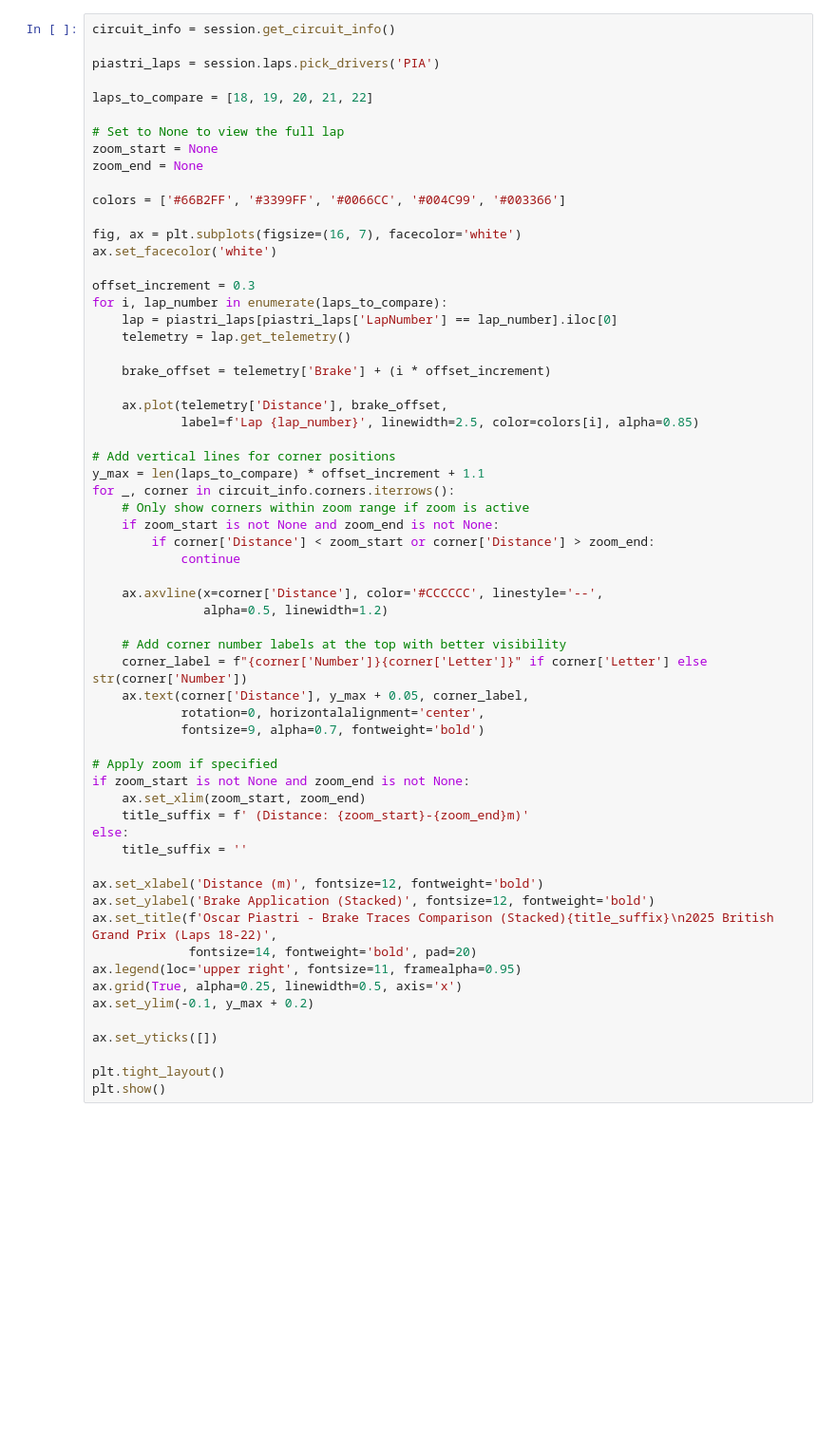
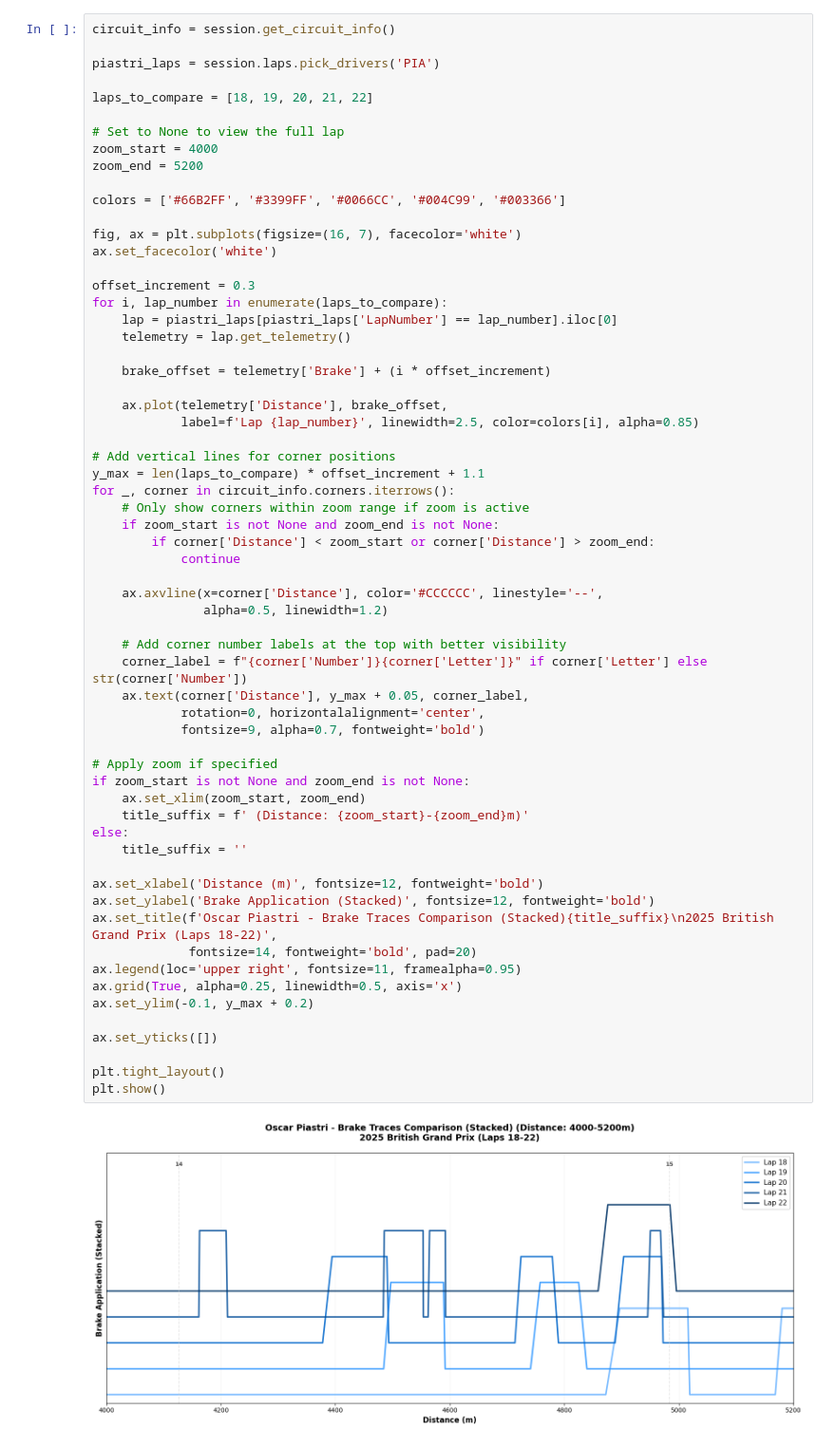
Before and after one commit to wesjdj/f1-data-analysis, a Jupyter notebook: 2025-Silverstone-OP-Brake-Traces.ipynb, the cells around one changed output. Shown at 95% size. Saved outputs shown, nothing was run; the diff lists cells and outputs as text; blank space fills up the shorter version.

Commit message:
clear cell output, zoom into relevant section

```diff
--- a/2025-Silverstone-OP-Brake-Traces.ipynb
+++ b/2025-Silverstone-OP-Brake-Traces.ipynb
@@ -20,8 +36,8 @@ piastri_laps = session.laps.pick_drivers('PIA')
 laps_to_compare = [18, 19, 20, 21, 22]
 
 # Set to None to view the full lap
-zoom_start = None
-zoom_end = None
+zoom_start = 4000
+zoom_end = 5200
 
 colors = ['#66B2FF', '#3399FF', '#0066CC', '#004C99', '#003366']
 
@@ -47,30 +63,32 @@ for _, corner in circuit_info.corners.iterrows():
             continue
 
     ax.axvline(x=corner['Distance'], color='#CCCCCC', linestyle='--',
                alpha=0.5, linewidth=1.2)
 
     # Add corner number labels at the top with better visibility
     corner_label = f"{corner['Number']}{corner['Letter']}" if corner['Letter'] else str(corner['Number'])
     ax.text(corner['Distance'], y_max + 0.05, corner_label,
             rotation=0, horizontalalignment='center',
             fontsize=9, alpha=0.7, fontweight='bold')
 
 # Apply zoom if specified
 if zoom_start is not None and zoom_end is not None:
     ax.set_xlim(zoom_start, zoom_end)
     title_suffix = f' (Distance: {zoom_start}-{zoom_end}m)'
 else:
     title_suffix = ''
 
 ax.set_xlabel('Distance (m)', fontsize=12, fontweight='bold')
 ax.set_ylabel('Brake Application (Stacked)', fontsize=12, fontweight='bold')
 ax.set_title(f'Oscar Piastri - Brake Traces Comparison (Stacked){title_suffix}\n2025 British Grand Prix (Laps 18-22)',
              fontsize=14, fontweight='bold', pad=20)
 ax.legend(loc='upper right', fontsize=11, framealpha=0.95)
 ax.grid(True, alpha=0.25, linewidth=0.5, axis='x')
 ax.set_ylim(-0.1, y_max + 0.2)
 
 ax.set_yticks([])
 
 plt.tight_layout()
 plt.show()
+# %% [output]
+[figure, added]
```
Also changed, not shown: parts of 1 cell of this notebook.
